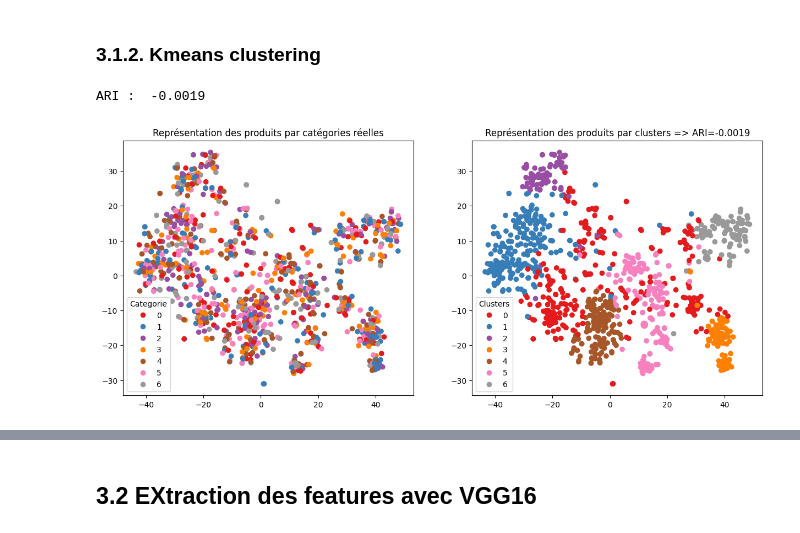
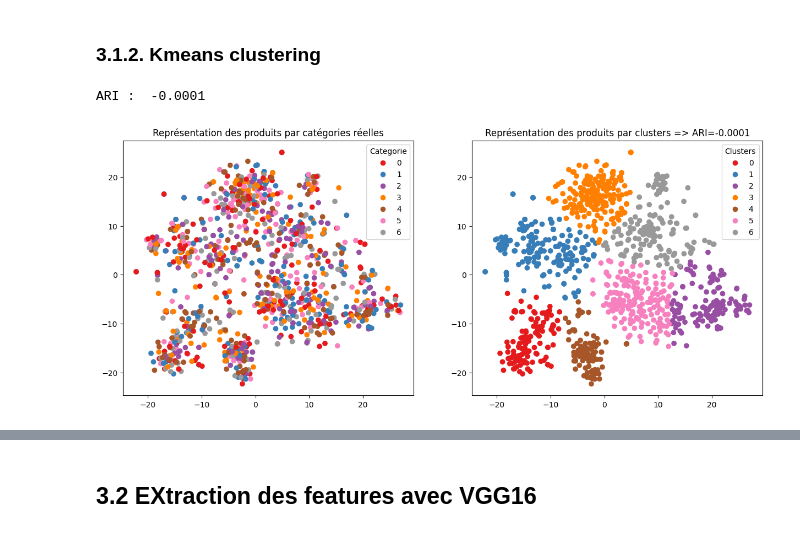
Before and after one commit to amadousysada/classification-automatiquement-des-biens-de-consommation, a Jupyter notebook: classification.ipynb, the cells around one changed output, grey strips where cells are left out. Saved outputs shown, nothing was run; the diff lists cells and outputs as text; code cells hidden in the pictures.

```diff
--- a/classification.ipynb
+++ b/classification.ipynb
@@ -120,13 +205,12 @@ def extract_features(dataset, model):
 
     return features_array, labels_array
 # %%
-true_classes = data_ds.class_names
-data_ds = data_ds.map(preprocess)
+resnet50_data_ds = data_ds.map(lambda x,y: (resnet_preprocess_input(x), y))
 # %% [markdown]
 ## 3.1. Extraction des features avec ResNet50
 # %%
 base_model = ResNet50(weights='imagenet', include_top=False, pooling='avg', input_shape=(224, 224, 3))
 # %%
 %%time
-features = base_model.predict(data_ds)
+resnet50_features = base_model.predict(resnet50_data_ds)
 # %% [output]
@@ -143,7 +227,7 @@ Data features shape: (1050, 2048)
 #### | PCA
 # %%
 %%time
-pca = PCA(n_components=0.9)
-pca.fit(features)
-X_pca = pca.transform(features)
+s = StandardScaler()
+pca = PCA(n_components=0.99)
+resnet50_X_pca = pca.fit_transform(resnet50_features)
 # %% [output]
@@ -170,12 +254,11 @@ array([[ 12.846517  ,  -4.2570143 , -12.45329   , ...,   0.70930374,
 # %%
 %%time
 fig = plt.figure(figsize=(15,6))
-colors, _= pd.factorize(data.category)
 tsne_data = []
-tsne = TSNE(n_components=2, perplexity=30, random_state=42)
-X_tsne = tsne.fit_transform(X_pca)
-scatter = plt.scatter(X_tsne[:,0],X_tsne[:,1], c=colors, cmap='Set1')
-plt.legend(handles=scatter.legend_elements()[0], labels=np.unique(true_labels).tolist(), loc="best", title="Categorie")
+tsne = TSNE(n_components=2, perplexity=70, random_state=42)
+resnet50_X_tsne = tsne.fit_transform(resnet50_X_pca)
+scatter = plt.scatter(resnet50_X_tsne[:,0],resnet50_X_tsne[:,1], c=data.encoded_category, cmap='Set1')
+plt.legend(handles=scatter.legend_elements()[0], labels=np.unique(data.category).tolist(), loc="best", title="Categorie")
 
 plt.suptitle("Représentation T-SNE par catégories réelles")
 plt.show()
@@ -202,15 +285,15 @@ def tsne_visu_fct(X_tsne, y_cat_num, labels, ARI):
 # %%
 %%time
 
 # Détermination des clusters à partir des données reduites
 k=7
 
 cls = KMeans(n_clusters=k, n_init=100, random_state=42)
-clusters = cls.fit_predict(X_pca)
-ARI = np.round(adjusted_rand_score(true_labels, clusters),4)
+clusters = cls.fit_predict(resnet50_X_tsne)
+ARI = np.round(adjusted_rand_score(data.encoded_category, clusters),4)
 
 print("ARI : ", ARI)
-tsne_visu_fct(X_tsne, true_labels.tolist(), clusters, ARI)
+tsne_visu_fct(resnet50_X_tsne, data.encoded_category, clusters, ARI)
 # %% [output]
-ARI :  -0.0019
+ARI :  -0.0001
-[figure, old version]
+[figure, new version]
```
Also changed, not shown: parts of 40 cells of this notebook.
